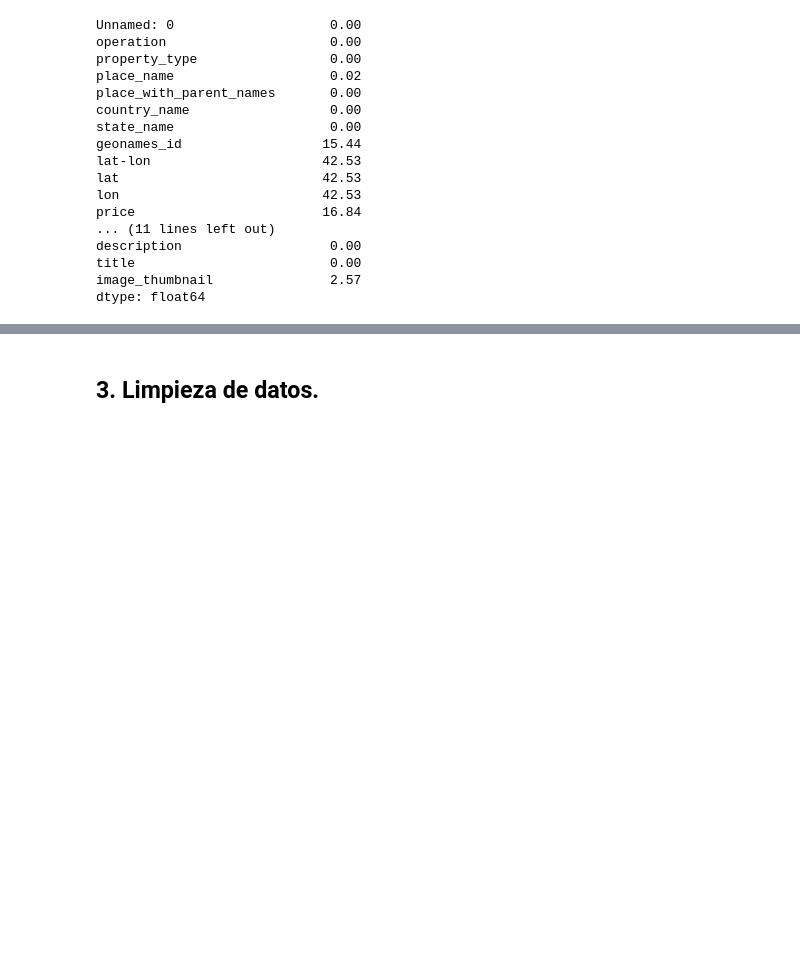
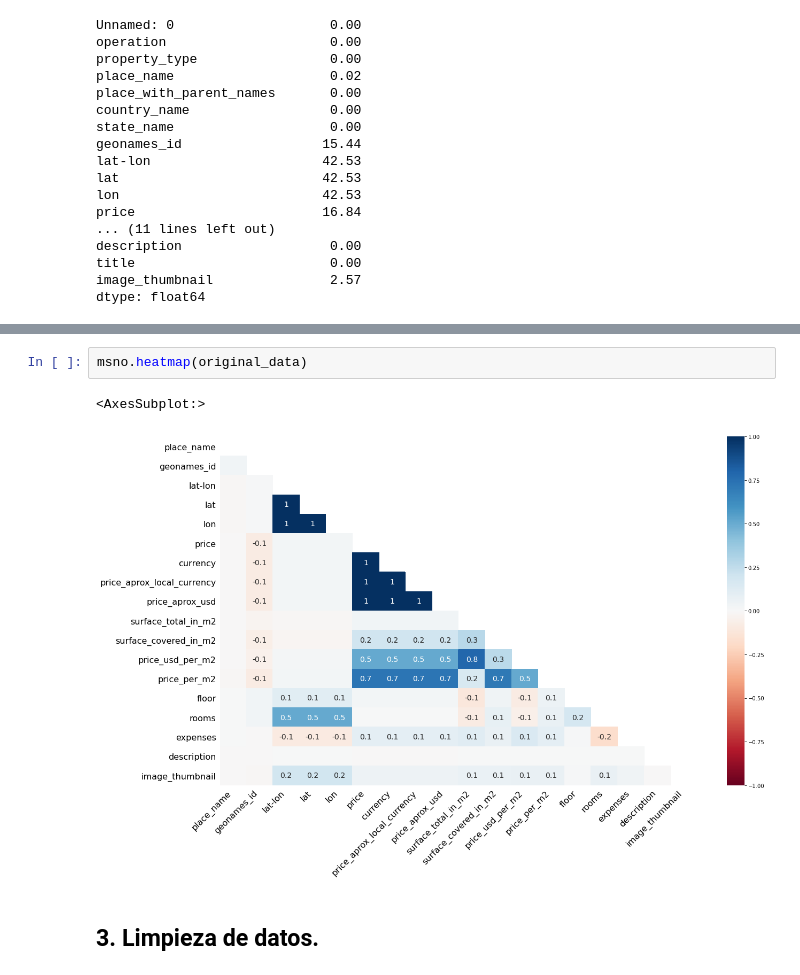
Before and after one commit to Luchiii89/DH_grupo_6, a Jupyter notebook: Desafio_1.ipynb, the cells around one changed output, grey strips where cells are left out. Cells and saved outputs as stored; diff of their text form; blank space fills up the shorter version.

```diff
--- a/Desafio_1.ipynb
+++ b/Desafio_1.ipynb
@@ -211,3 +211,8 @@ msno.matrix(original_data)
+# %%
+msno.heatmap(original_data)
+# %% [output]
+<AxesSubplot:>
+[figure, added]
 # %% [markdown]
 ## 3. Limpieza de datos.
 # %% [markdown]
```
Also changed, not shown: parts of 43 cells of this notebook.
